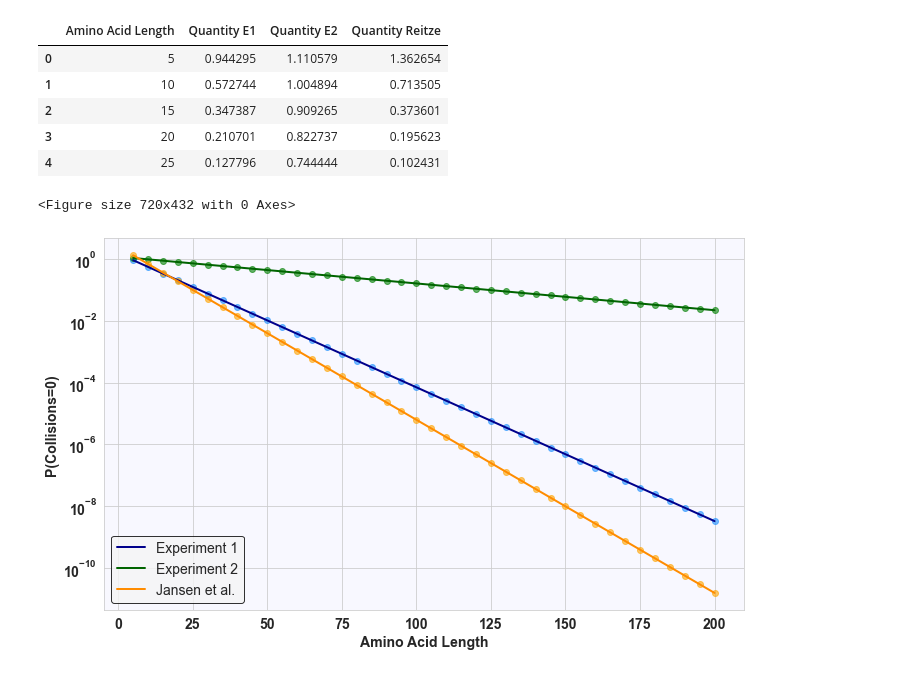
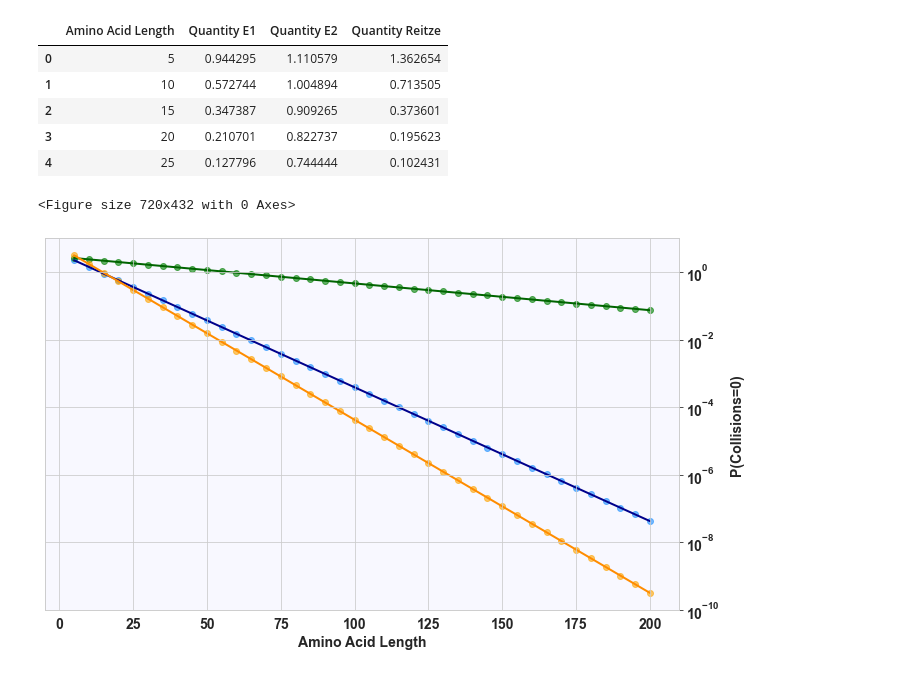
Before and after one commit to jessekommandeur/Protein-Folding, a Jupyter notebook: Paper 1/Visualizations/Data visualization Experiment 1-2.ipynb, the cells around one changed output. Drawn from its saved outputs; the diff is of its cells as text; code cells hidden in the pictures.

```diff
--- a/Paper 1/Visualizations/Data visualization Experiment 1-2.ipynb
+++ b/Paper 1/Visualizations/Data visualization Experiment 1-2.ipynb
@@ -275,9 +524,6 @@ synthetical_df.head()
 | 3 | 20 | 0.210701 | 0.822737 | 0.195623 |
 | 4 | 25 | 0.127796 | 0.744444 | 0.102431 |
 # %%
-import matplotlib.pyplot as plt
-import numpy as np
-
 # Data
 x = synthetical_df['Amino Acid Length']
 y1 = synthetical_df['Quantity E1']
@@ -285,46 +531,77 @@ y2 = synthetical_df['Quantity E2']
 y3 = synthetical_df['Quantity Reitze']
 
 # Fit polynomial regression to the data
-degree = 2
+degree = 1
 coeffs1 = np.polyfit(x, np.log(y1), degree)
 coeffs2 = np.polyfit(x, np.log(y2), degree)
 coeffs3 = np.polyfit(x, np.log(y3), degree)
 
 # Plotting
 plt.figure(figsize=(10, 6))
 sns.set_style("whitegrid", {"axes.facecolor": "#F8F8FF"})
-
 
 # Generating x values from the range of your data for plotting the polynomial curves
 x_values = np.linspace(x.min(), x.max(), 100)
 y_fit1 = np.exp(np.polyval(coeffs1, x_values))
 y_fit2 = np.exp(np.polyval(coeffs2, x_values))
 y_fit3 = np.exp(np.polyval(coeffs3, x_values))
 
 # Plot data points
 plt.figure(figsize=(10, 6))
 plt.scatter(x, y1, color='dodgerblue', marker='o', alpha=0.6)
 plt.scatter(x, y2, color='green', marker='o', alpha=0.6)
 plt.scatter(x, y3, color='orange', marker='o', alpha=0.6)
 
-plt.yscale('log')  # Set the vertical axis to log scale
-plt.xlabel("Amino Acid Length", fontsize=14, fontweight='bold')
-plt.ylabel("P(Collisions=0)", fontsize=14, fontweight='bold')
-plt.xticks(fontsize=14, weight='bold')
-plt.yticks(fontsize=14, weight='bold')
-
 # Plot fitted lines
 plt.plot(x_values, y_fit1, color='darkblue', linestyle='-', linewidth=2, label='Experiment 1')
 plt.plot(x_values, y_fit2, color='darkgreen', linestyle='-', linewidth=2, label='Experiment 2')
 plt.plot(x_values, y_fit3, color='darkorange', linestyle='-', linewidth=2, label='Jansen et al.')
 
-legend = plt.legend(fontsize=14, frameon=True)
-legend.get_frame().set_facecolor('whitesmoke')
-legend.get_frame().set_edgecolor('black')
+plt.yscale('log')  # Set the vertical axis to log scale
+plt.xlabel("Amino Acid Length", fontsize=14, fontweight='bold')
+# plt.ylabel("P(Collisions=0)", fontsize=14, fontweight='bold')
+plt.xticks(fontsize=14, weight='bold')
+plt.yticks(fontsize=14, weight='bold')
+
+
+# Create a secondary y-axis to the right
+ax1 = plt.gca()
+ax2 = ax1.twinx()
+
+# legend = plt.legend(fontsize=14, frameon=True)
+# legend.get_frame().set_facecolor('whitesmoke')
+# legend.get_frame().set_edgecolor('black')
+
+ax2.set_ylabel("P(Collisions=0)", fontsize=14, fontweight='bold', labelpad=10)
+ax2.set_yscale('log')
+ax2.set_ylim(1e-10, 10)
+
+# Set tick labels to bold using a loop for both x and y axes
+for label in ax1.get_xticklabels():
+    label.set_fontweight('bold')
+    label.set_fontsize(14)
+for label in ax2.get_yticklabels():
+    label.set_fontweight('bold')
+    label.set_fontsize(14)
+
+ax1.set_axisbelow(False)
+ax2.set_axisbelow(True)
+ax1.yaxis.set_visible(False)
+
+
+# # Creating a custom legend that includes entries from both axes
+# handles = [mean_line, std_fill, minmax_fill]
+# labels = ['$\mu$', '$\sigma$', 'min-max']
+# # legend = ax1.legend(handles, labels, fontsize=14, loc='upper left', frameon=True)
+# legend.get_frame().set_facecolor('whitesmoke')
+# legend.get_frame().set_edgecolor('black')
+
+# plt.legend(fontsize=14, frameon=True, loc='best').get_frame().set_facecolor('whitesmoke')
+# plt.legend().get_frame().set_edgecolor('black')
 
 plt.tight_layout()
-plt.savefig("Figure 3-2.png", format='png', dpi=200)
+plt.savefig("Figure 4.png", format='png', dpi=200)
 plt.show()
 # %% [output]
 <Figure size 720x432 with 0 Axes>
-[figure, old version]
+[figure, new version]
```
Also changed, not shown: parts of 16 cells of this notebook.
